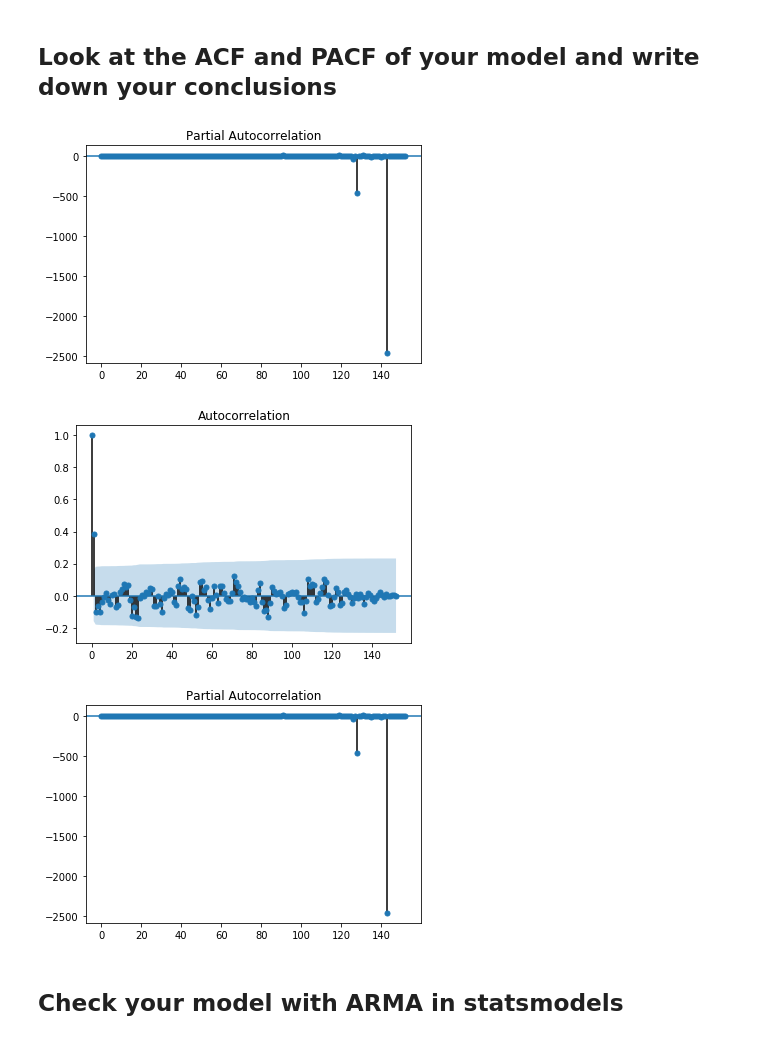
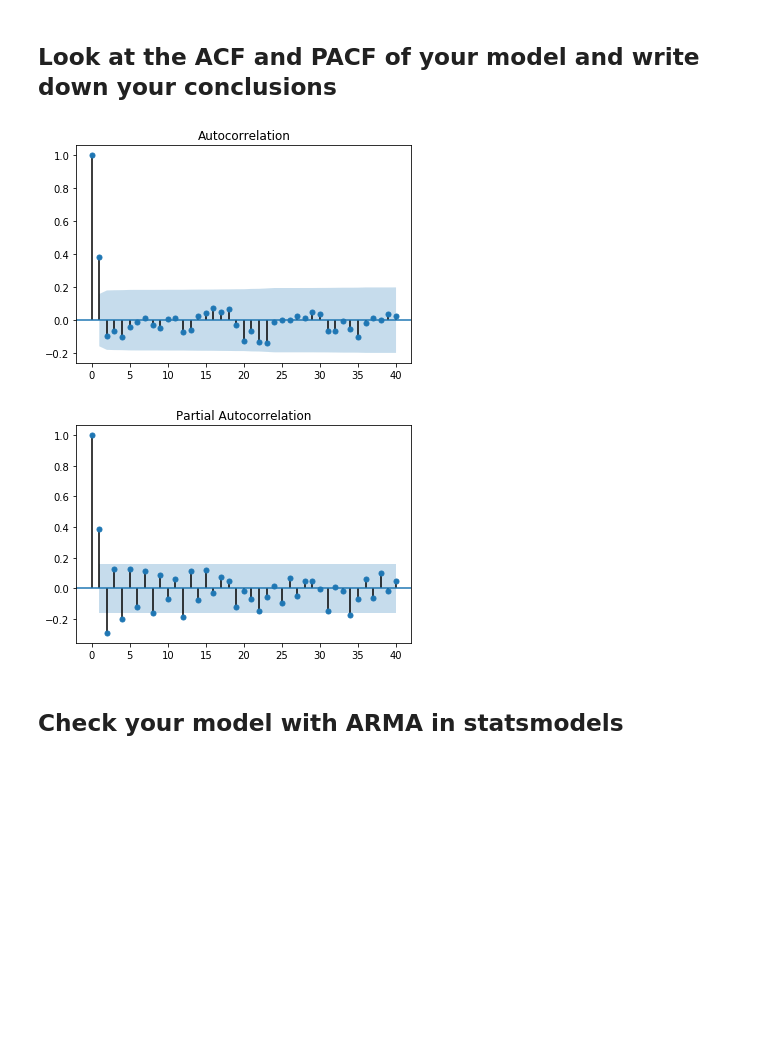
Before and after one commit to Rimab55/dsc-3-26-07-arma-models-lab-nyc-ds-career-012819, a Jupyter notebook: index.ipynb, the cells around one changed output. Saved outputs shown, nothing was run; the diff lists cells and outputs as text; code cells hidden in the pictures; blank space fills up the shorter version.

```diff
--- a/index.ipynb
+++ b/index.ipynb
@@ -159,12 +159,11 @@ series.plot()
 # %%
 # plots here
 
 plot_acf(series, lags = 40);
-plot_pacf(series, la);
+plot_pacf(series, lags = 40);
 # %% [output]
-[figure, old version]
+[figure, new version]
-[figure, old version]
+[figure, new version]
-[figure, removed]
 # %% [markdown]
 ## Check your model with ARMA in statsmodels
 # %% [markdown]
```
